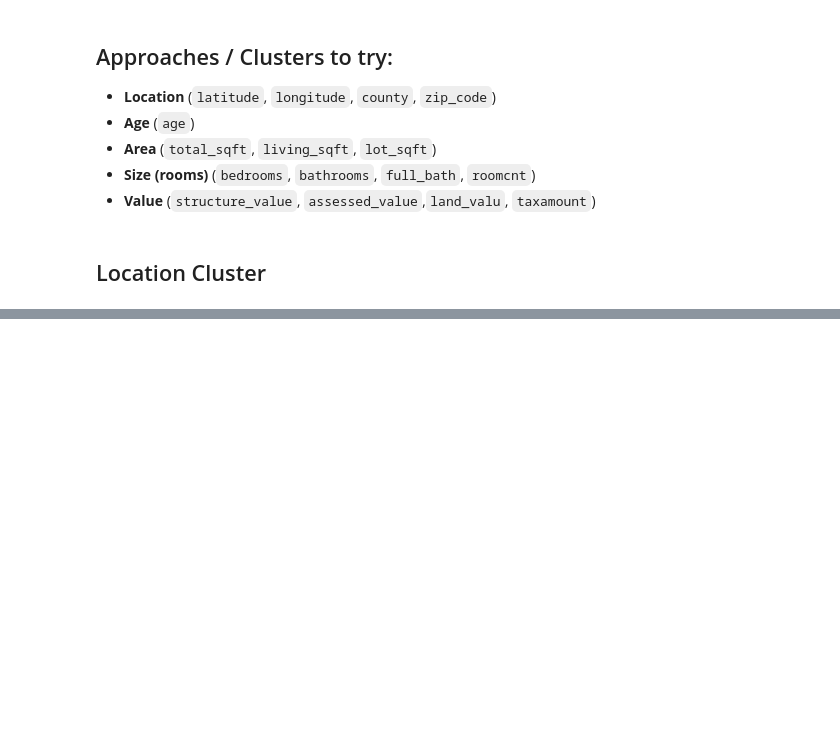
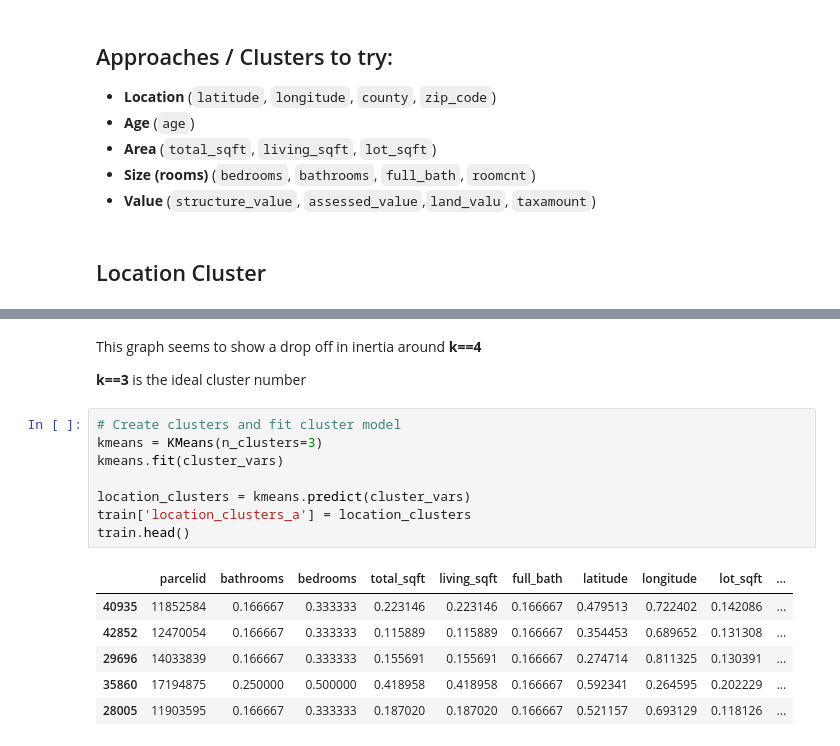
Before and after one commit to m3redithw/Zestimates-Clustering-Project, a Jupyter notebook: modeling.ipynb, the cells around one changed output, grey strips where cells are left out. Saved outputs shown, nothing was run; the diff lists cells and outputs as text; blank space fills up the shorter version.

```diff
--- a/modeling.ipynb
+++ b/modeling.ipynb
@@ -58,0 +83,19 @@ s_train, s_validate, s_test = prepare.split(scaled_df)
+# %% [markdown]
+This graph seems to show a drop off in inertia around **k==4**
+
+**k==3** is the ideal cluster number
+# %%
+# Create clusters and fit cluster model
+kmeans = KMeans(n_clusters=3)
+kmeans.fit(cluster_vars)
+
+location_clusters = kmeans.predict(cluster_vars)
+train['location_clusters_a'] = location_clusters
+train.head()
+# %% [output]
+|  | parcelid | bathrooms | bedrooms | total_sqft | living_sqft | full_bath | latitude | longitude | lot_sqft | ... |
+| 40935 | 11852584 | 0.166667 | 0.333333 | 0.223146 | 0.223146 | 0.166667 | 0.479513 | 0.722402 | 0.142086 | ... |
+| 42852 | 12470054 | 0.166667 | 0.333333 | 0.115889 | 0.115889 | 0.166667 | 0.354453 | 0.689652 | 0.131308 | ... |
+| 29696 | 14033839 | 0.166667 | 0.333333 | 0.155691 | 0.155691 | 0.166667 | 0.274714 | 0.811325 | 0.130391 | ... |
+| 35860 | 17194875 | 0.250000 | 0.500000 | 0.418958 | 0.418958 | 0.166667 | 0.592341 | 0.264595 | 0.202229 | ... |
+| 28005 | 11903595 | 0.166667 | 0.333333 | 0.187020 | 0.187020 | 0.166667 | 0.521157 | 0.693129 | 0.118126 | ... |
```
Also changed, not shown: parts of 9 cells of this notebook.
